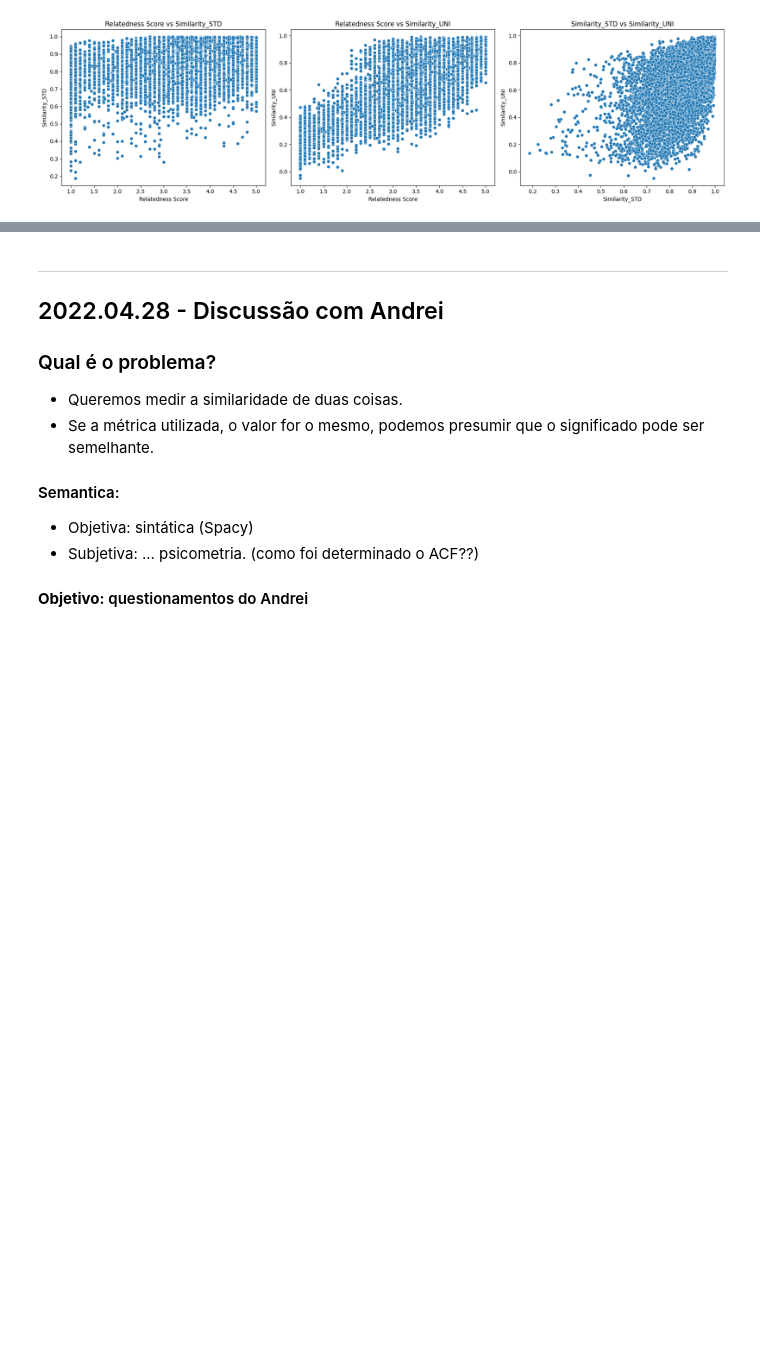
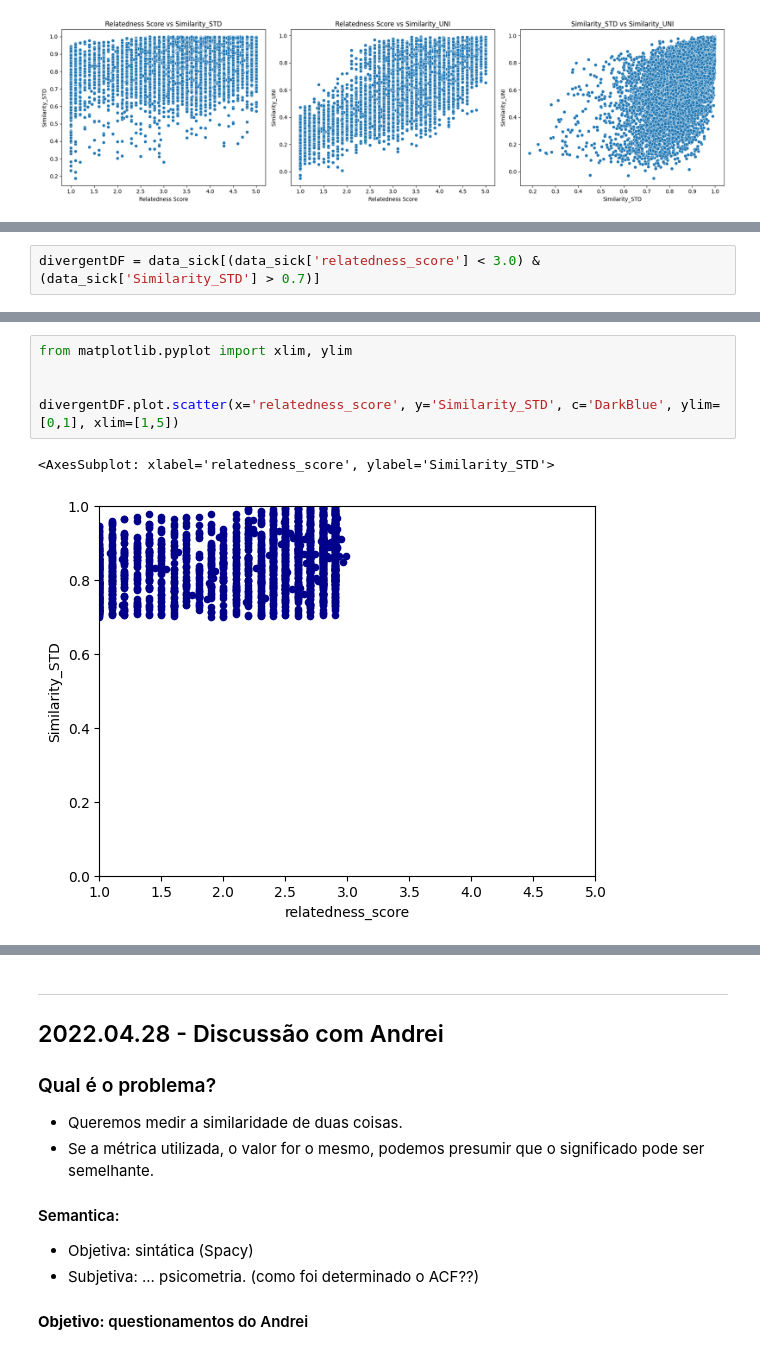
Before and after one commit to tbnsilveira/semantic_classifier, a Jupyter notebook: source/Exp_05b_SICK.ipynb, the cells around one changed output, grey strips where cells are left out. Saved outputs shown, nothing was run; the diff lists cells and outputs as text; blank space fills up the shorter version.

```diff
--- a/source/Exp_05b_SICK.ipynb
+++ b/source/Exp_05b_SICK.ipynb
@@ -429,0 +447,2 @@ data_sick[data_sick['sentence_A'].str.contains(' love', case=False)]
+# %%
+divergentDF = data_sick[(data_sick['relatedness_score'] < 3.0) & (data_sick['Similarity_STD'] > 0.7)]
@@ -429,0 +469,8 @@ data_sick[data_sick['sentence_A'].str.contains(' love', case=False)]
+# %%
+from matplotlib.pyplot import xlim, ylim
+
+
+divergentDF.plot.scatter(x='relatedness_score', y='Similarity_STD', c='DarkBlue', ylim=[0,1], xlim=[1,5])
+# %% [output]
+<AxesSubplot: xlabel='relatedness_score', ylabel='Similarity_STD'>
+[figure, added]
```
Also changed, not shown: parts of 10 cells of this notebook, 1 other file.
